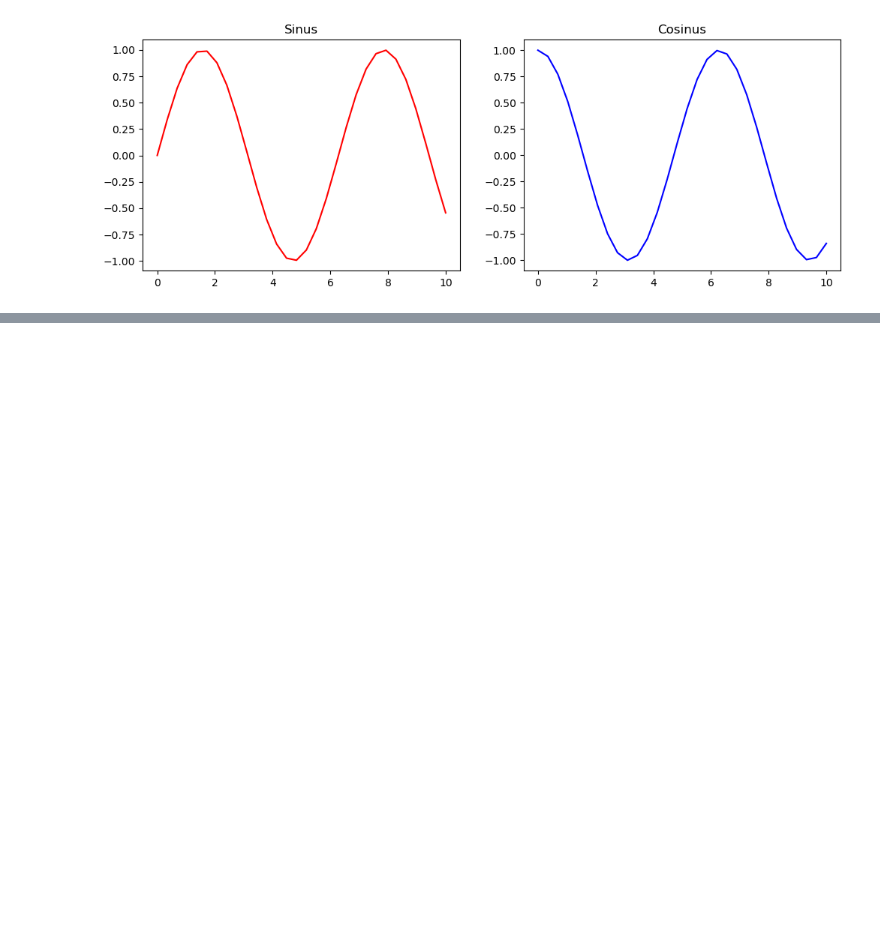
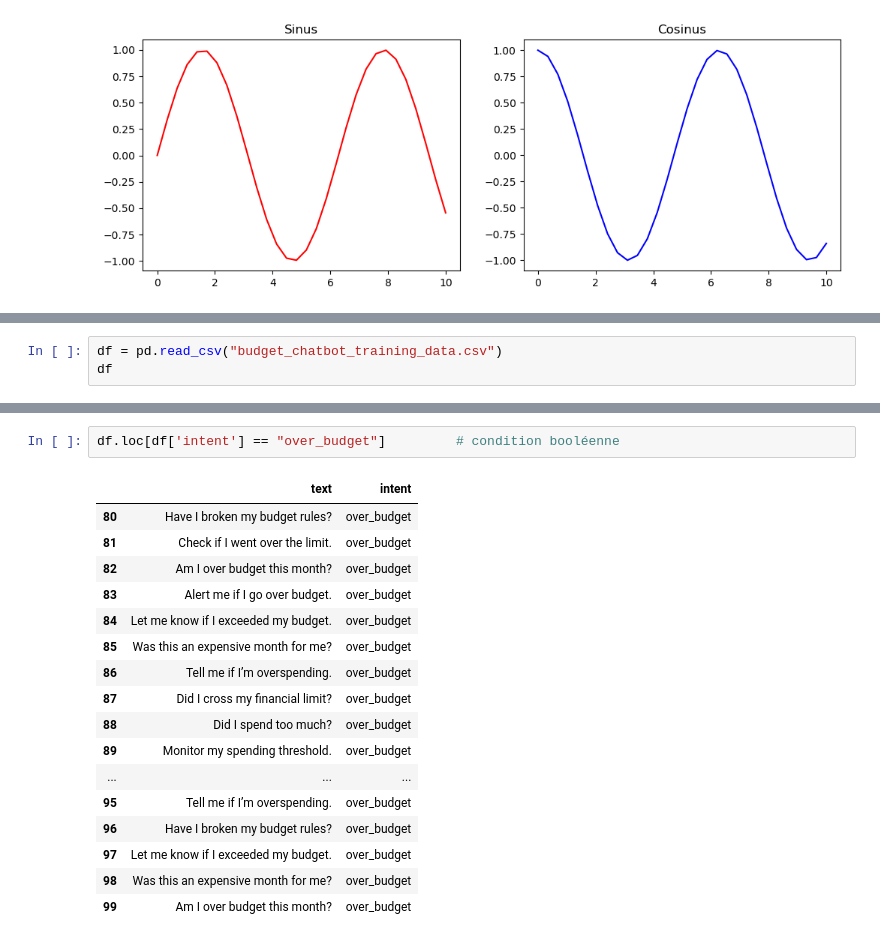
Before and after one commit to OussamaElm0/DS_pr, a Jupyter notebook: Prepa.ipynb, the cells around one changed output, grey strips where cells are left out. Cells and saved outputs as stored; diff of their text form; blank space fills up the shorter version.

```diff
--- a/Prepa.ipynb
+++ b/Prepa.ipynb
@@ -511,0 +576,3 @@ plt.show()
+# %%
+df = pd.read_csv("budget_chatbot_training_data.csv")
+df
@@ -511,0 +766,20 @@ plt.show()
+# %%
+df.loc[df['intent'] == "over_budget"]         # condition booléenne
+# %% [output]
+|  | text | intent |
+| 80 | Have I broken my budget rules? | over_budget |
+| 81 | Check if I went over the limit. | over_budget |
+| 82 | Am I over budget this month? | over_budget |
+| 83 | Alert me if I go over budget. | over_budget |
+| 84 | Let me know if I exceeded my budget. | over_budget |
+| 85 | Was this an expensive month for me? | over_budget |
+| 86 | Tell me if I’m overspending. | over_budget |
+| 87 | Did I cross my financial limit? | over_budget |
+| 88 | Did I spend too much? | over_budget |
+| 89 | Monitor my spending threshold. | over_budget |
+| ... | ... | ... |
+| 95 | Tell me if I’m overspending. | over_budget |
+| 96 | Have I broken my budget rules? | over_budget |
+| 97 | Let me know if I exceeded my budget. | over_budget |
+| 98 | Was this an expensive month for me? | over_budget |
+| 99 | Am I over budget this month? | over_budget |
```
Also changed, not shown: parts of 40 cells of this notebook.
